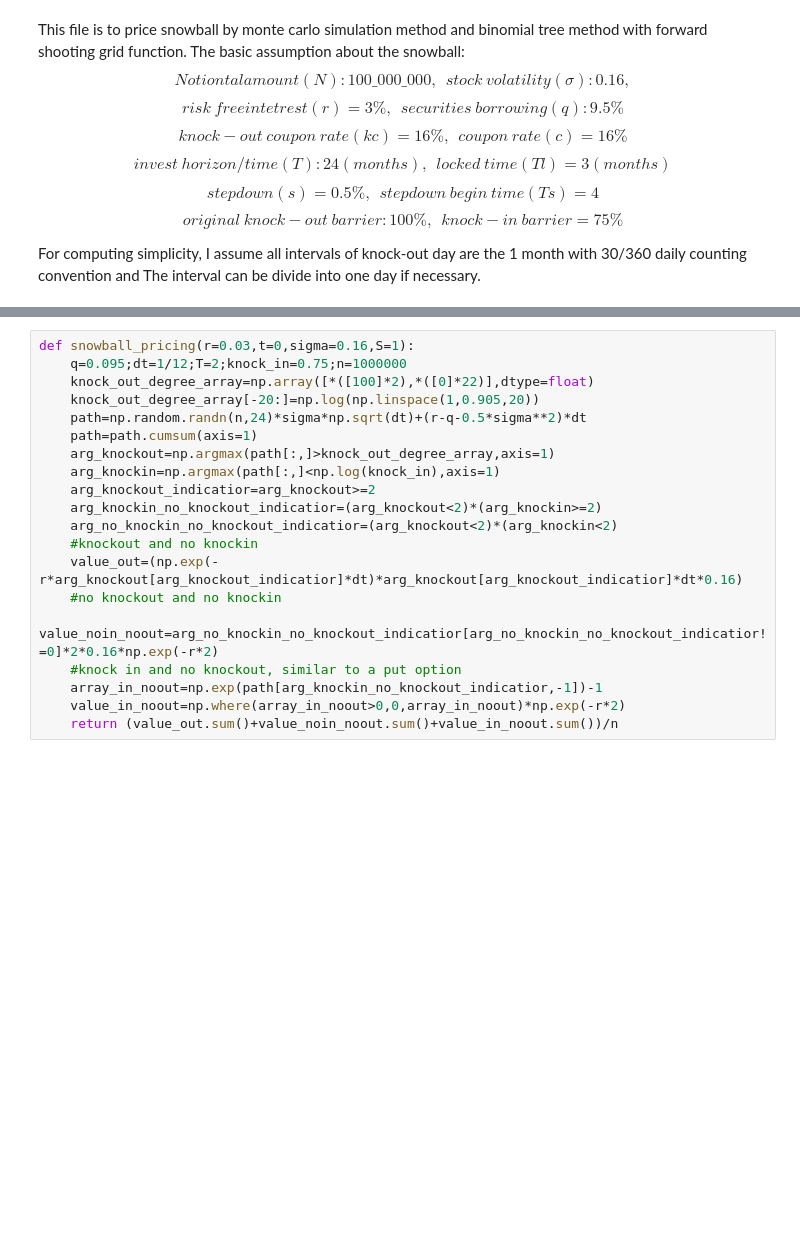
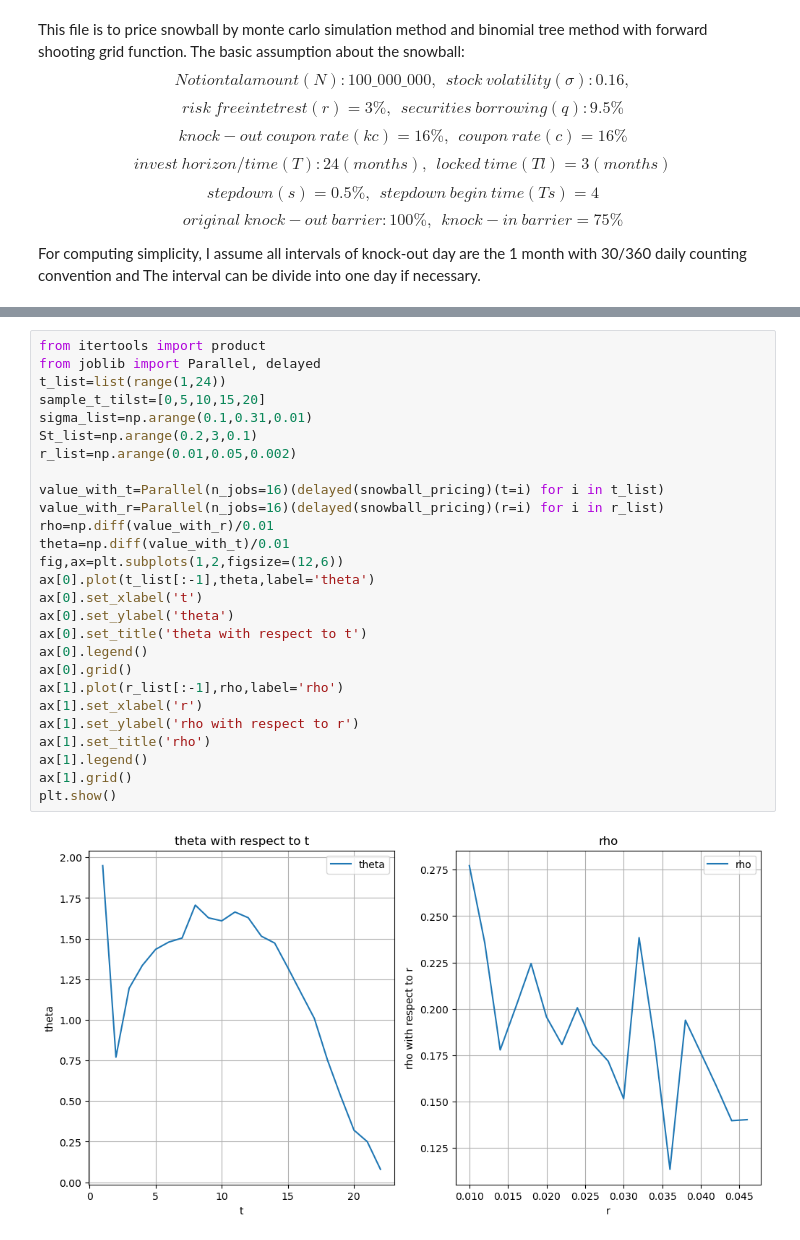
Before and after one commit to TonyWang23/Simulation_Quant_Finance, a Jupyter notebook: snowball.ipynb, the cells around one changed output, grey strips where cells are left out. Cells and saved outputs as stored; diff of their text form; blank space fills up the shorter version.

```diff
--- a/snowball.ipynb
+++ b/snowball.ipynb
@@ -103,20 +102,29 @@ value_in_noout=np.where(array_in_noout>0,0,array_in_noout)*np.exp(-r*2)
-# %%
-def snowball_pricing(r=0.03,t=0,sigma=0.16,S=1):
-    q=0.095;dt=1/12;T=2;knock_in=0.75;n=1000000
-    knock_out_degree_array=np.array([*([100]*2),*([0]*22)],dtype=float)
-    knock_out_degree_array[-20:]=np.log(np.linspace(1,0.905,20))
-    path=np.random.randn(n,24)*sigma*np.sqrt(dt)+(r-q-0.5*sigma**2)*dt
-    path=path.cumsum(axis=1)
-    arg_knockout=np.argmax(path[:,]>knock_out_degree_array,axis=1)
-    arg_knockin=np.argmax(path[:,]<np.log(knock_in),axis=1)
-    arg_knockout_indicatior=arg_knockout>=2
-    arg_knockin_no_knockout_indicatior=(arg_knockout<2)*(arg_knockin>=2)
-    arg_no_knockin_no_knockout_indicatior=(arg_knockout<2)*(arg_knockin<2)
-    #knockout and no knockin
-    value_out=(np.exp(-r*arg_knockout[arg_knockout_indicatior]*dt)*arg_knockout[arg_knockout_indicatior]*dt*0.16)
-    #no knockout and no knockin
-    value_noin_noout=arg_no_knockin_no_knockout_indicatior[arg_no_knockin_no_knockout_indicatior!=0]*2*0.16*np.exp(-r*2)
-    #knock in and no knockout, similar to a put option
-    array_in_noout=np.exp(path[arg_knockin_no_knockout_indicatior,-1])-1
-    value_in_noout=np.where(array_in_noout>0,0,array_in_noout)*np.exp(-r*2)
-    return (value_out.sum()+value_noin_noout.sum()+value_in_noout.sum())/n
+# %%
+from itertools import product
+from joblib import Parallel, delayed
+t_list=list(range(1,24))
+sample_t_tilst=[0,5,10,15,20]
+sigma_list=np.arange(0.1,0.31,0.01)
+St_list=np.arange(0.2,3,0.1)
+r_list=np.arange(0.01,0.05,0.002)
+
+value_with_t=Parallel(n_jobs=16)(delayed(snowball_pricing)(t=i) for i in t_list)
+value_with_r=Parallel(n_jobs=16)(delayed(snowball_pricing)(r=i) for i in r_list)
+rho=np.diff(value_with_r)/0.01
+theta=np.diff(value_with_t)/0.01
+fig,ax=plt.subplots(1,2,figsize=(12,6))
+ax[0].plot(t_list[:-1],theta,label='theta')
+ax[0].set_xlabel('t')
+ax[0].set_ylabel('theta')
+ax[0].set_title('theta with respect to t')
+ax[0].legend()
+ax[0].grid()
+ax[1].plot(r_list[:-1],rho,label='rho')
+ax[1].set_xlabel('r')
+ax[1].set_ylabel('rho with respect to r')
+ax[1].set_title('rho')
+ax[1].legend()
+ax[1].grid()
+plt.show()
+# %% [output]
+[figure, added]
```
Also changed, not shown: parts of 11 cells of this notebook.
